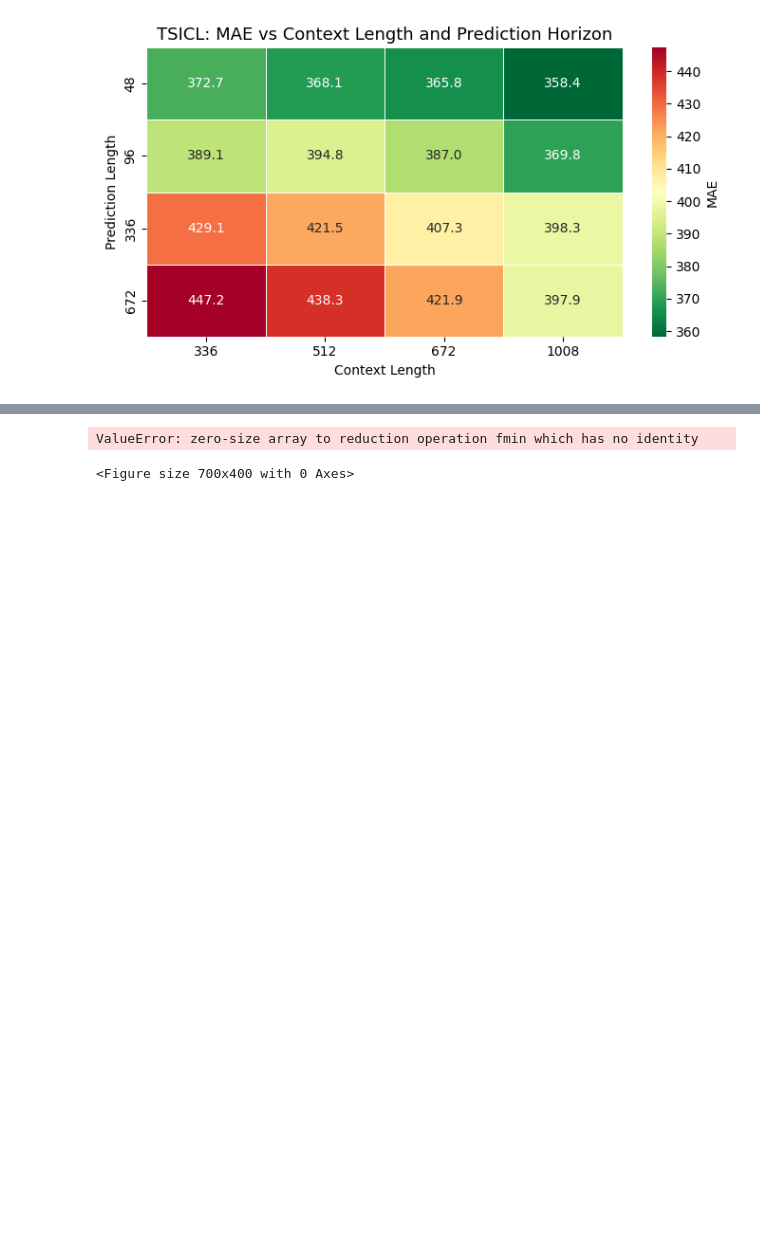
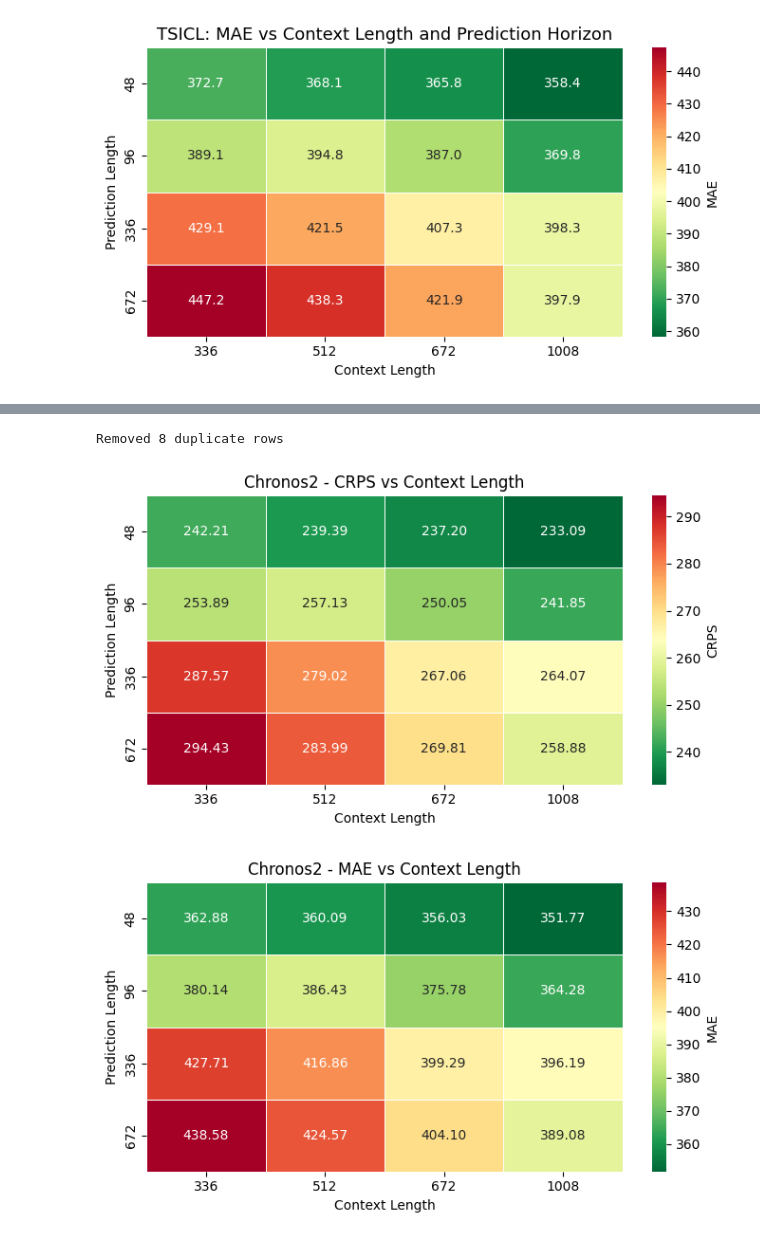
Before and after one commit to MachaBar/forecasting_benchmark, a Jupyter notebook: notebooks/plots.ipynb, the cells around one changed output, grey strips where cells are left out. Saved outputs shown, nothing was run; the diff lists cells and outputs as text; code cells hidden in the pictures; blank space fills up the shorter version.

```diff
--- a/notebooks/plots.ipynb
+++ b/notebooks/plots.ipynb
@@ -69,7 +131,7 @@ import seaborn as sns
 # ==========================
 # Load data
 # ==========================
-df = pd.read_csv("results.csv")
+df = pd.read_csv("/home/d32485/forecasting_benchmark/outputs/chronos2/cer_bis/summary_all_runs.csv")
 
 
 # ==========================
@@ -154,32 +216,33 @@ def plot_context_heatmap(
     plt.tight_layout()
 
 
     plt.savefig(
         f"{model_name}_{metric}_context_heatmap.png",
         dpi=300,
         bbox_inches="tight"
     )
 
     plt.show()
 
 
 
 # ==========================
 # Generate Chronos2 plots
 # ==========================
 
 plot_context_heatmap(
     df_clean,
     "Chronos2",
     "crps"
 )
 
 
 plot_context_heatmap(
     df_clean,
     "Chronos2",
     "mae"
 )
 # %% [output]
-ValueError: zero-size array to reduction operation fmin which has no identity
+Removed 8 duplicate rows
-<Figure size 700x400 with 0 Axes>
+[figure, added]
+[figure, added]
```
Also changed, not shown: parts of 3 cells of this notebook, 25 other files.
